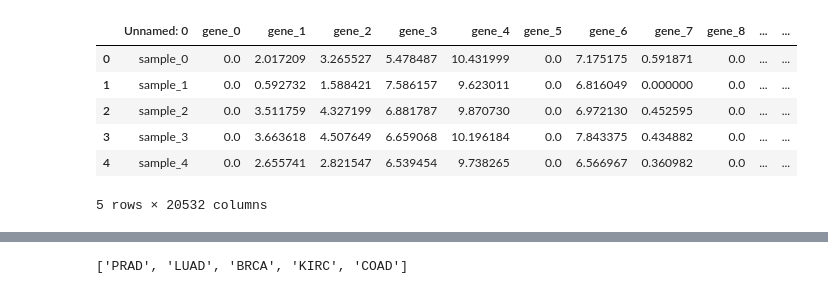
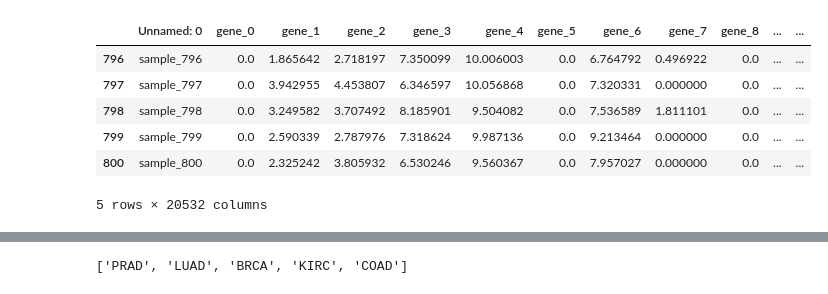
Before and after one commit to EdwinR01/DANA_4840, a Jupyter notebook: Edwin_DANA4840.ipynb, the cells around one changed output, grey strips where cells are left out. Drawn from its saved outputs; the diff is of its cells as text; code cells hidden in the pictures.

```diff
--- a/Edwin_DANA4840.ipynb
+++ b/Edwin_DANA4840.ipynb
@@ -11,12 +17,12 @@ import time
 df=pd.read_csv("C:/Users/pctes/Downloads/DANA_PROJECTS/DANA_4840/data_2.csv")
 df_labels=pd.read_csv("C:/Users/pctes/Downloads/DANA_PROJECTS/DANA_4840/labels.csv")
 # %%
-df.head()
+df.tail()
 # %% [output]
 |  | Unnamed: 0 | gene_0 | gene_1 | gene_2 | gene_3 | gene_4 | gene_5 | gene_6 | gene_7 | gene_8 | ... | ... |
-| 0 | sample_0 | 0.0 | 2.017209 | 3.265527 | 5.478487 | 10.431999 | 0.0 | 7.175175 | 0.591871 | 0.0 | ... | ... |
-| 1 | sample_1 | 0.0 | 0.592732 | 1.588421 | 7.586157 | 9.623011 | 0.0 | 6.816049 | 0.000000 | 0.0 | ... | ... |
-| 2 | sample_2 | 0.0 | 3.511759 | 4.327199 | 6.881787 | 9.870730 | 0.0 | 6.972130 | 0.452595 | 0.0 | ... | ... |
-| 3 | sample_3 | 0.0 | 3.663618 | 4.507649 | 6.659068 | 10.196184 | 0.0 | 7.843375 | 0.434882 | 0.0 | ... | ... |
-| 4 | sample_4 | 0.0 | 2.655741 | 2.821547 | 6.539454 | 9.738265 | 0.0 | 6.566967 | 0.360982 | 0.0 | ... | ... |
+| 796 | sample_796 | 0.0 | 1.865642 | 2.718197 | 7.350099 | 10.006003 | 0.0 | 6.764792 | 0.496922 | 0.0 | ... | ... |
+| 797 | sample_797 | 0.0 | 3.942955 | 4.453807 | 6.346597 | 10.056868 | 0.0 | 7.320331 | 0.000000 | 0.0 | ... | ... |
+| 798 | sample_798 | 0.0 | 3.249582 | 3.707492 | 8.185901 | 9.504082 | 0.0 | 7.536589 | 1.811101 | 0.0 | ... | ... |
+| 799 | sample_799 | 0.0 | 2.590339 | 2.787976 | 7.318624 | 9.987136 | 0.0 | 9.213464 | 0.000000 | 0.0 | ... | ... |
+| 800 | sample_800 | 0.0 | 2.325242 | 3.805932 | 6.530246 | 9.560367 | 0.0 | 7.957027 | 0.000000 | 0.0 | ... | ... |
 5 rows × 20532 columns
```
Also changed, not shown: parts of 25 cells of this notebook.
